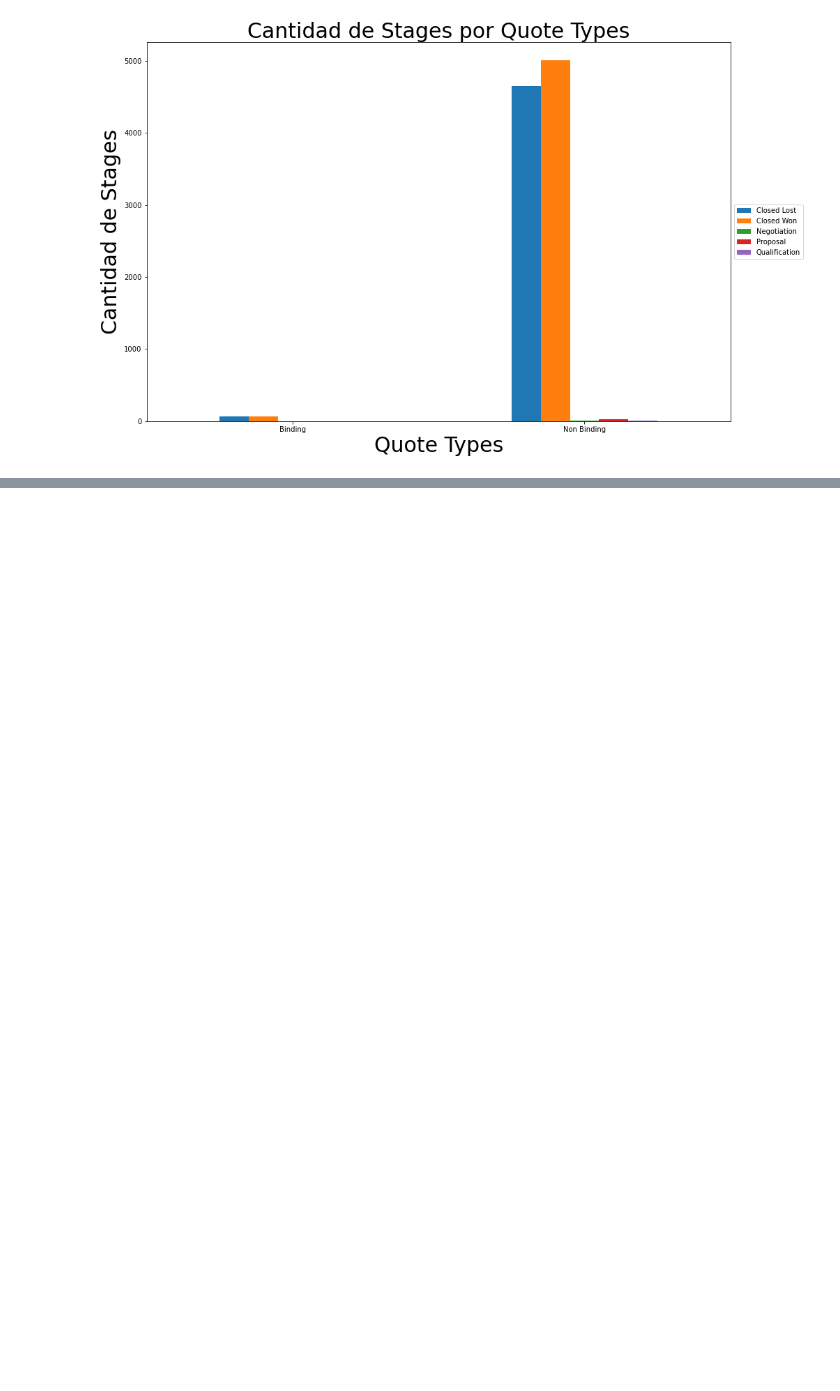
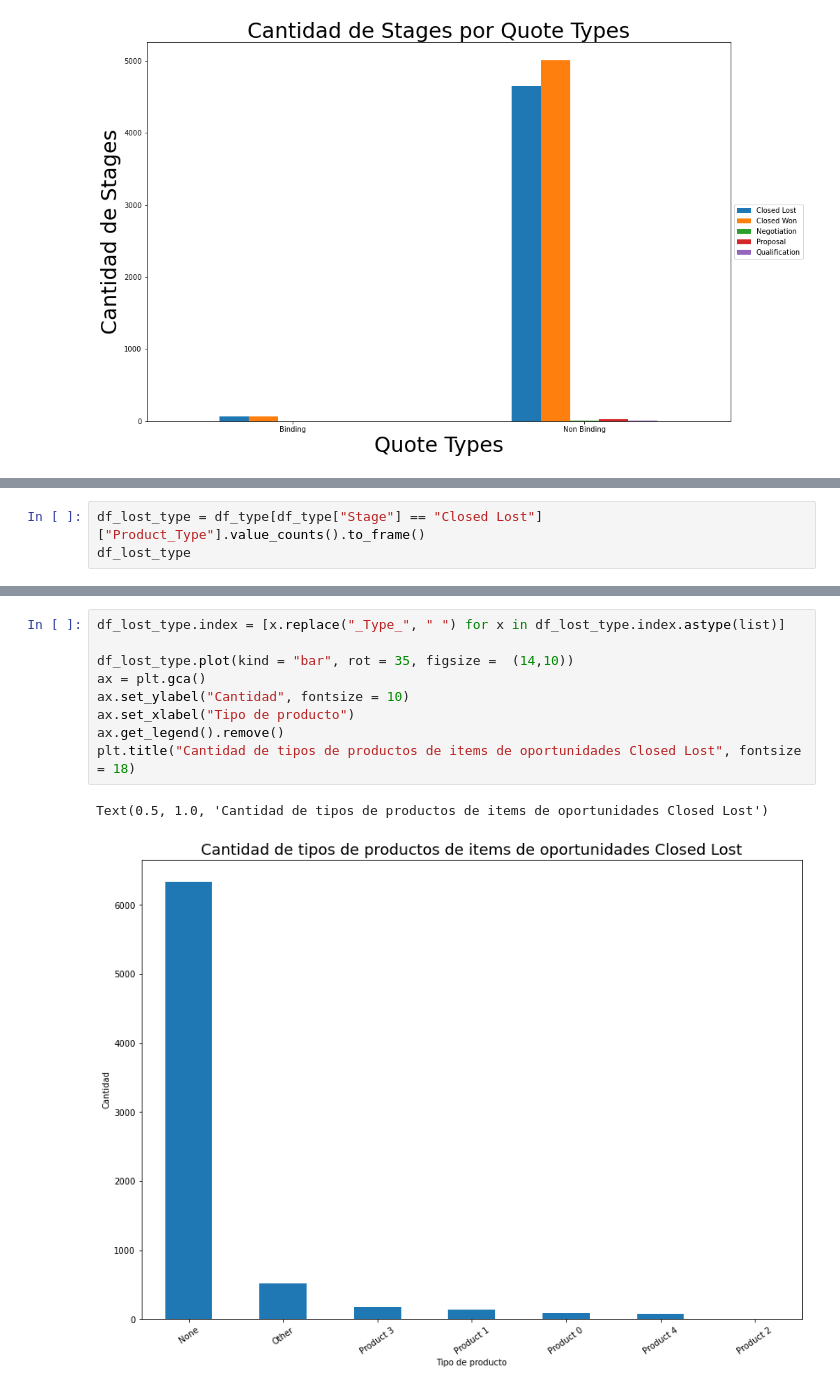
Before and after one commit to joaquinparodi/TP-DATOS, a Jupyter notebook: Analisis/Analisis Nicolas.ipynb, the cells around one changed output, grey strips where cells are left out. Drawn from its saved outputs; the diff is of its cells as text; blank space fills up the shorter version.

```diff
--- a/Analisis/Analisis Nicolas.ipynb
+++ b/Analisis/Analisis Nicolas.ipynb
@@ -432,0 +597,3 @@ plt.show()
+# %%
+df_lost_type = df_type[df_type["Stage"] == "Closed Lost"]["Product_Type"].value_counts().to_frame()
+df_lost_type
@@ -432,0 +609,12 @@ plt.show()
+# %%
+df_lost_type.index = [x.replace("_Type_", " ") for x in df_lost_type.index.astype(list)]
+
+df_lost_type.plot(kind = "bar", rot = 35, figsize =  (14,10))
+ax = plt.gca()
+ax.set_ylabel("Cantidad", fontsize = 10)
+ax.set_xlabel("Tipo de producto")
+ax.get_legend().remove()
+plt.title("Cantidad de tipos de productos de items de oportunidades Closed Lost", fontsize = 18)
+# %% [output]
+Text(0.5, 1.0, 'Cantidad de tipos de productos de items de oportunidades Closed Lost')
+[figure, added]
```
Also changed, not shown: parts of 10 cells of this notebook.
